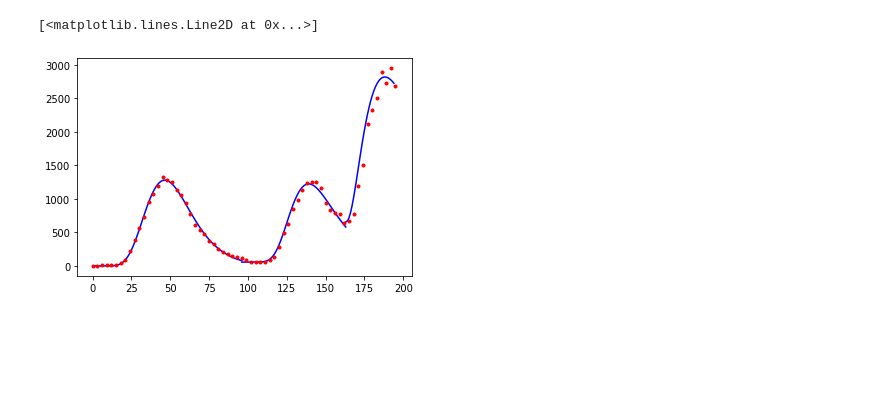
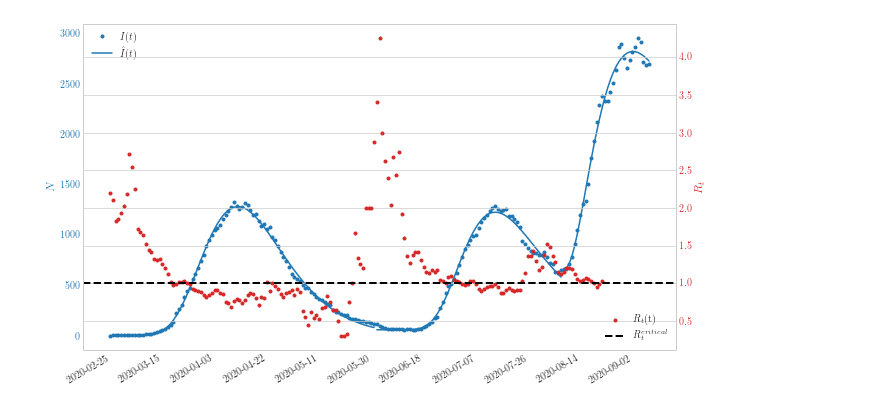
Before and after one commit to akapet00/covid-19-modelling-croatia, a Jupyter notebook: notebooks/07-Heidler-pulses.ipynb, the cells around one changed output. Cells and saved outputs as stored; diff of their text form; code cells hidden in the pictures; blank space fills up the shorter version.

Commit message:
fit active infections using multiple Heidler functions

```diff
--- a/notebooks/07-Heidler-pulses.ipynb
+++ b/notebooks/07-Heidler-pulses.ipynb
@@ -1 +13,7 @@
+# %%
+# configure plotting
+plotting.configure(grid=False)
+hex_blue = plotting.default_colors('blue')
+hex_red = plotting.default_colors('red')
+hex_purple = plotting.default_colors('purple')
 # %%
@@ -29,12 +36,11 @@ active = cum_positives - cum_recovered - cum_deceased
 eff_dates=[dt.datetime(2020, 2, 25), dt.datetime(2020, 6, 1), dt.datetime(2020, 8, 8)]
 # %%
-# fit the entire first wave data to a Heidler function
 def heidler(t, t1, t2, n, a, b):
     exp_1 = 1 - np.exp(-t/t1)
     exp_2 = np.exp(-t/t2)
     # if np.sign is not used NumPy will generate RuntimeWarning: invalid value encountered in power
     # https://stackoverflow.com/questions/45384602/numpy-runtimewarning-invalid-value-encountered-in-power#45384691
-    return a/b * np.sign(exp_1) * (np.abs(exp_1))**n * exp_2
+    return a/b * np.sign(exp_1) * (np.abs(exp_1))**np.abs(n) * exp_2
 # %%
 X = []
 Y = []
@@ -58,11 +64,35 @@ model.fit(active[start_idx:])
 x, fitted = model.get_fitted
 X.append(x)
 Y.append(fitted)
-# %%
-plt.plot(X[0], Y[0], 'b')
-plt.plot(X[1] + X[0][-1], Y[1], 'b')
-plt.plot(X[2] + X[0][-1] + X[1][-1], Y[2], 'b')
-plt.plot(active, 'r.', markevery=3)
-# %% [output]
-[<matplotlib.lines.Line2D at 0x...>]
-[figure, removed]
+# %%
+# dates
+t = np.arange(cum_positives.size)
+start_dt = dt.datetime(2020, 2, 25)
+end_dt = start_dt + dt.timedelta(int(t.max())+1)
+dates = matplotlib.dates.drange(start_dt, end_dt, dt.timedelta(days=1))
+# %%
+fig, ax1 = plt.subplots()
+ax1.plot(dates, active, marker='.', linestyle='none', c=hex_blue, markevery=1, label='$I(t)$')
+ax1.plot(dates[:X[0].size], Y[0], c=hex_blue)
+ax1.plot(dates[X[0].size:X[0].size+X[1].size], Y[1], c=hex_blue)
+ax1.plot(dates[X[0].size+X[1].size:], Y[2], c=hex_blue, label='$\hat I(t)$')
+ax1.tick_params(axis='y', labelcolor=hex_blue)
+ax1.set_ylabel('$N$', color=hex_blue)
+ax1.legend()
+
+ax2 = ax1.twinx()
+ax2.plot(dates[:-15-3+1], R._estimate(cum_positives, 15, 3), '.', markevery=1, c=hex_red, label='$R_t$(t)')
+ax2.axhline(y=1, linestyle='--', linewidth=2, c='k', label='$R_t^{critical}$')
+ax2.tick_params(axis='y', labelcolor=hex_red)
+ax2.set_ylabel('$R_t$', color=hex_red)
+ax2.legend(loc='lower right')
+
+fig.tight_layout()
+plt.grid()
+_ = fig.gca().xaxis.set_major_formatter(matplotlib.dates.DateFormatter('%Y-%m-%d'))
+_ = fig.gca().xaxis.set_major_locator(matplotlib.dates.DayLocator(interval=19))
+_ = plt.gcf().autofmt_xdate()
+plt.grid(axis='x')
+plt.show()
+# %% [output]
+[figure, added]
```
Also changed, not shown: parts of 2 cells of this notebook.
